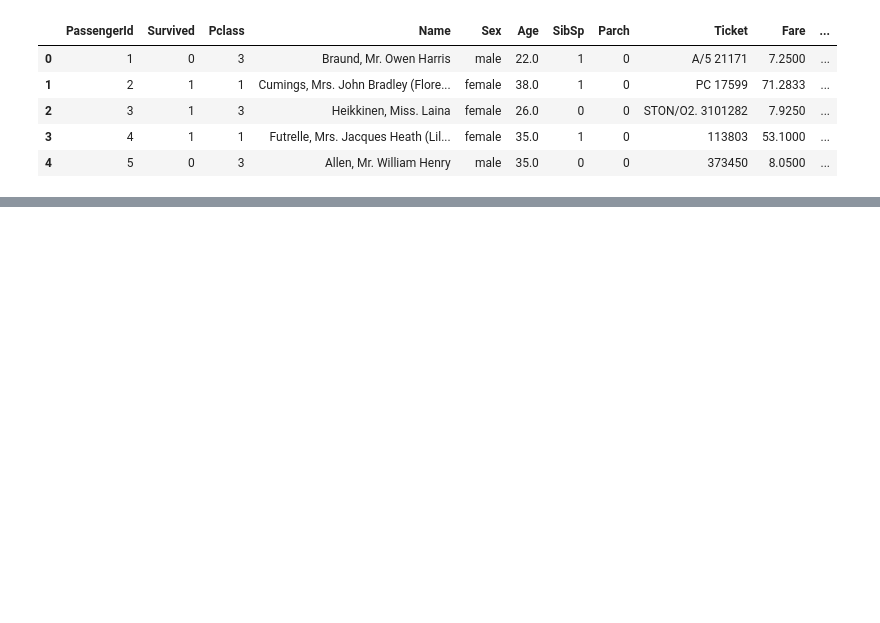
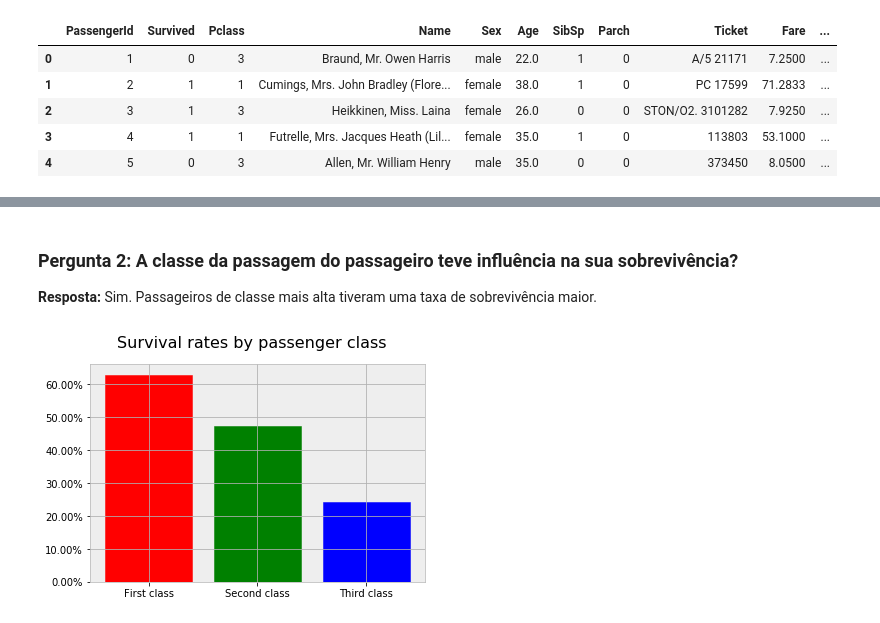
Before and after one commit to georgebrindeiro/udacity_nd110_investigate-a-dataset, a Jupyter notebook: investigate-a-dataset.ipynb, the cells around one changed output, grey strips where cells are left out. Saved outputs shown, nothing was run; the diff lists cells and outputs as text; code cells hidden in the pictures; blank space fills up the shorter version.

```diff
--- a/investigate-a-dataset.ipynb
+++ b/investigate-a-dataset.ipynb
@@ -32,0 +274,60 @@ df.head()
+# %% [markdown]
+### Pergunta 2: A classe da passagem do passageiro teve influência na sua sobrevivência?
+
+**Resposta:** Sim. Passageiros de classe mais alta tiveram uma taxa de sobrevivência maior.
+# %%
+df_q2_pclass = df.groupby('Pclass')['Survived'].value_counts().sort_index();
+
+#print(df_q2_pclass,'\n')
+
+df_q2_f0 = df_q2_pclass[1][0]
+df_q2_f1 = df_q2_pclass[1][1]
+df_q2_s0 = df_q2_pclass[2][0]
+df_q2_s1 = df_q2_pclass[2][1]
+df_q2_t0 = df_q2_pclass[3][0]
+df_q2_t1 = df_q2_pclass[3][1]
+
+
+f_sr = df_q2_f1/(df_q2_f0 + df_q2_f1)
+s_sr = df_q2_s1/(df_q2_s0 + df_q2_s1)
+t_sr = df_q2_t1/(df_q2_t0 + df_q2_t1)
+
+#print('First class survival rate: ' + str(round(100*f_sr,2)) + '%')
+#print('Second class survival rate: ' + str(round(100*s_sr,2)) + '%')
+#print('Third class survival rate: ' + str(round(100*t_sr,2)) + '%')
+
+s_mr = df_q1_m1/(df_q1_m1 + df_q1_w1 + df_q1_c1)
+s_wr = df_q1_w1/(df_q1_m1 + df_q1_w1 + df_q1_c1)
+s_cr = df_q1_c1/(df_q1_m1 + df_q1_w1 + df_q1_c1)
+
+d_mr = df_q1_m0/(df_q1_m0 + df_q1_w0 + df_q1_c0)
+d_wr = df_q1_w0/(df_q1_m0 + df_q1_w0 + df_q1_c0)
+d_cr = df_q1_c0/(df_q1_m0 + df_q1_w0 + df_q1_c0)
+
+# Gráficos de barras com taxas de sobrevivência para primeira, segunda e terceira classes
+labels = 'First class', 'Second class', 'Third class'
+x = np.arange(3)
+survival = [f_sr, s_sr, t_sr]
+
+def percentage(x, pos):
+    'The two args are the value and tick position'
+    return '%1.2f%%' % (x * 100)
+
+from matplotlib.ticker import FuncFormatter
+formatter = FuncFormatter(percentage)
+
+fig, ax = plt.subplots();
+
+fig.suptitle('Survival rates by passenger class', fontsize=16)
+
+ax.yaxis.set_major_formatter(formatter);
+barlist = plt.bar(x, survival);
+
+barlist[0].set_color('r')
+barlist[1].set_color('g')
+barlist[2].set_color('b')
+
+plt.xticks(x, labels);
+plt.show();
+# %% [output]
+[figure, added]
```
Also changed, not shown: parts of 27 cells of this notebook, 1 other file.
